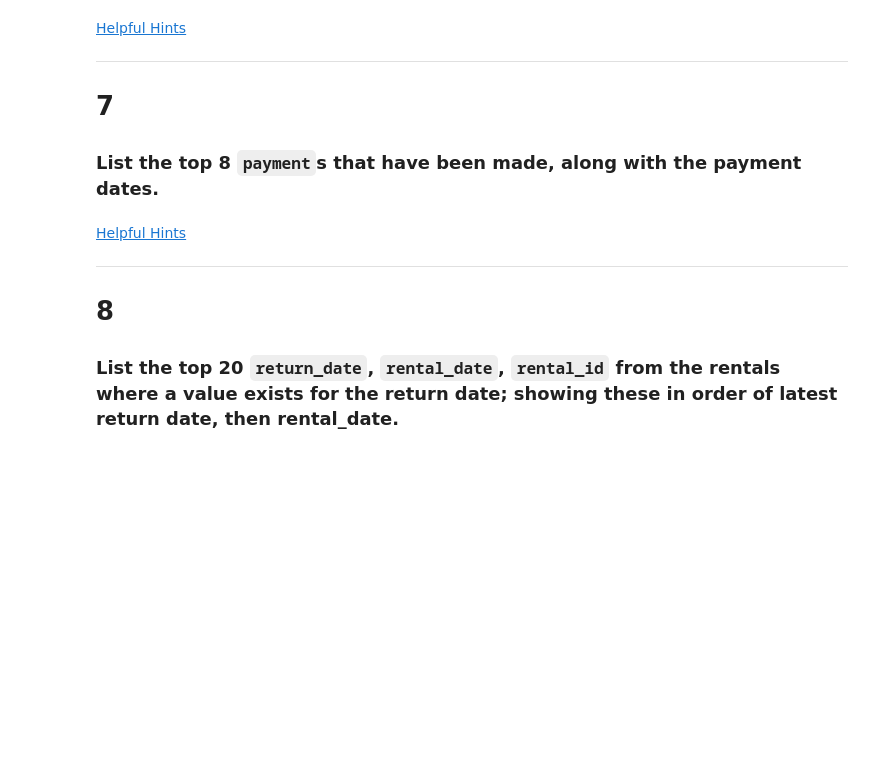
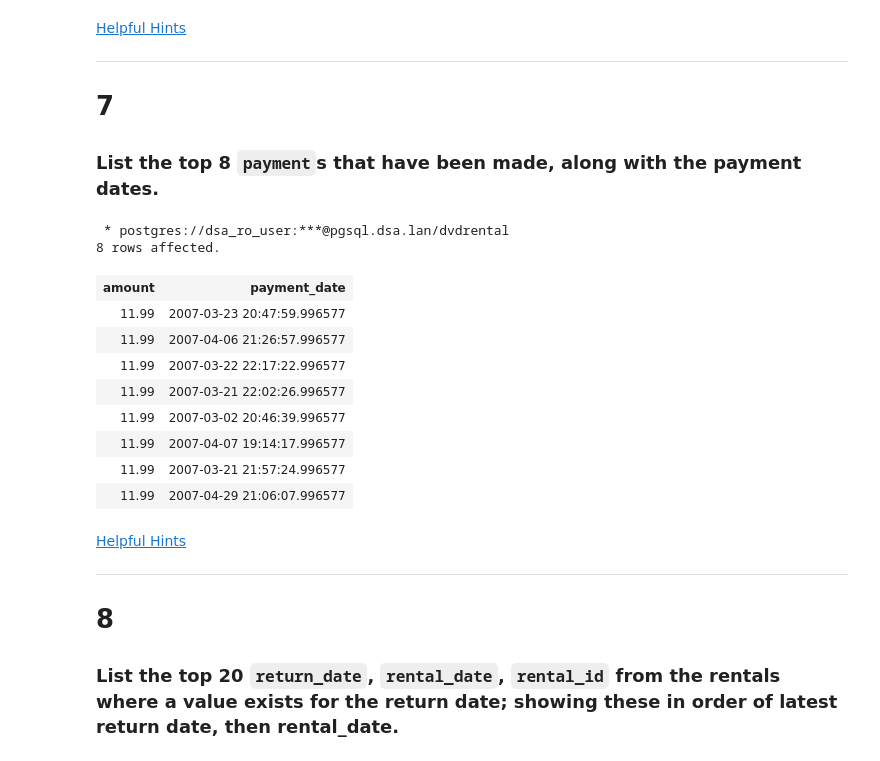
Before and after one commit to BlakeBigG/Database_and_Analytics_MS, a Jupyter notebook: modules/module1/practices/PostgreSQL.ipynb, the cells around one changed output. Drawn from its saved outputs; the diff is of its cells as text; code cells hidden in the pictures; blank space fills up the shorter version.

```diff
--- a/modules/module1/practices/PostgreSQL.ipynb
+++ b/modules/module1/practices/PostgreSQL.ipynb
@@ -76,6 +178,23 @@ Ultimately, you should be sure to look at the solutions that are posted in the `
 # 7
 
 ### List the top 8 `payment`s that have been made, along with the payment dates.
+# %%
+%%sql SELECT amount, payment_date
+FROM payment
+ORDER BY amount DESC
+LIMIT 8;
+# %% [output]
+ * postgres://dsa_ro_user:***@pgsql.dsa.lan/dvdrental
+8 rows affected.
+| amount | payment_date |
+| 11.99 | 2007-03-23 20:47:59.996577 |
+| 11.99 | 2007-04-06 21:26:57.996577 |
+| 11.99 | 2007-03-22 22:17:22.996577 |
+| 11.99 | 2007-03-21 22:02:26.996577 |
+| 11.99 | 2007-03-02 20:46:39.996577 |
+| 11.99 | 2007-04-07 19:14:17.996577 |
+| 11.99 | 2007-03-21 21:57:24.996577 |
+| 11.99 | 2007-04-29 21:06:07.996577 |
 # %% [markdown]
 [Helpful Hints](https://youtu.be/nV5P5h2x1SA)
 
```
Also changed, not shown: parts of 8 cells of this notebook.
